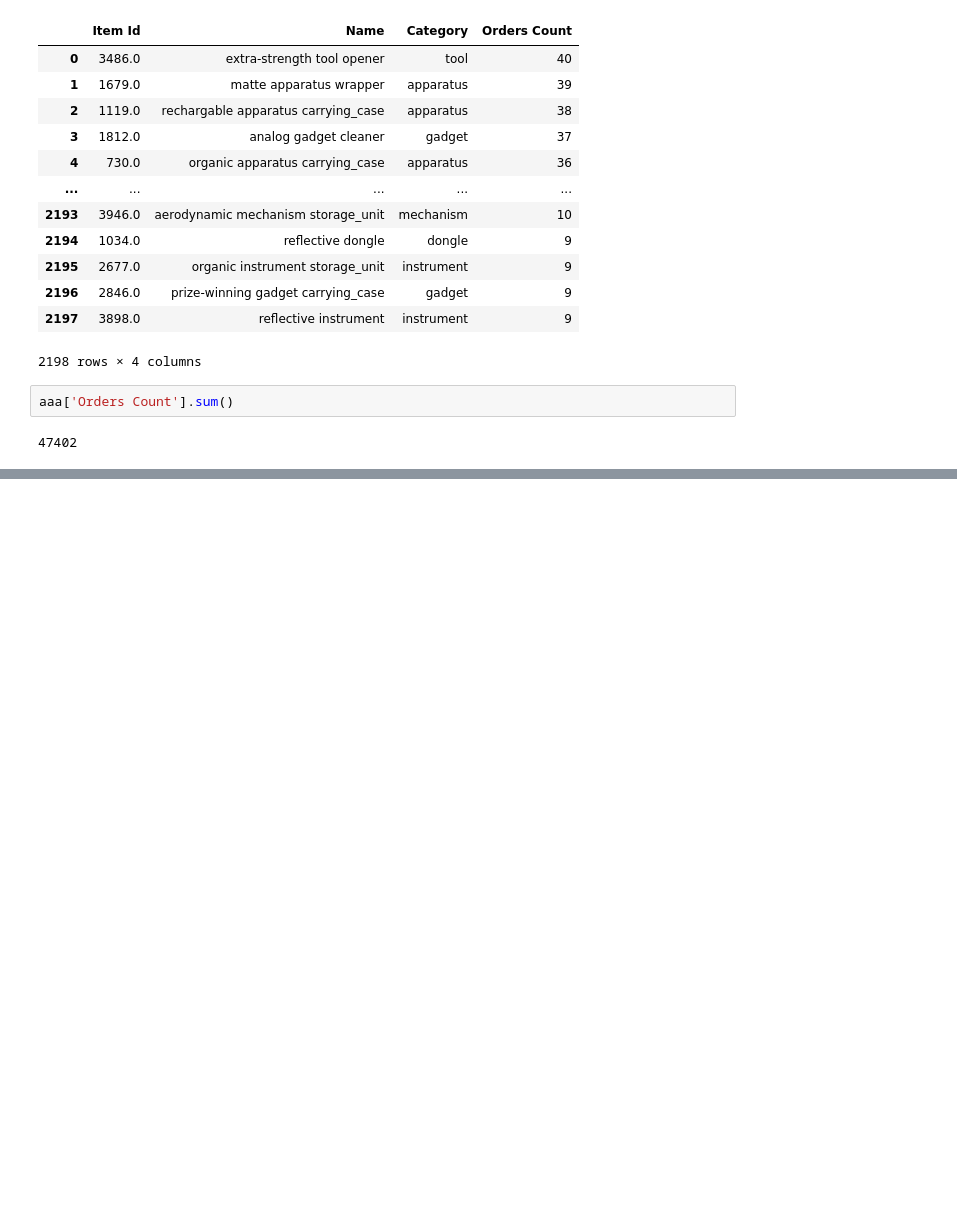
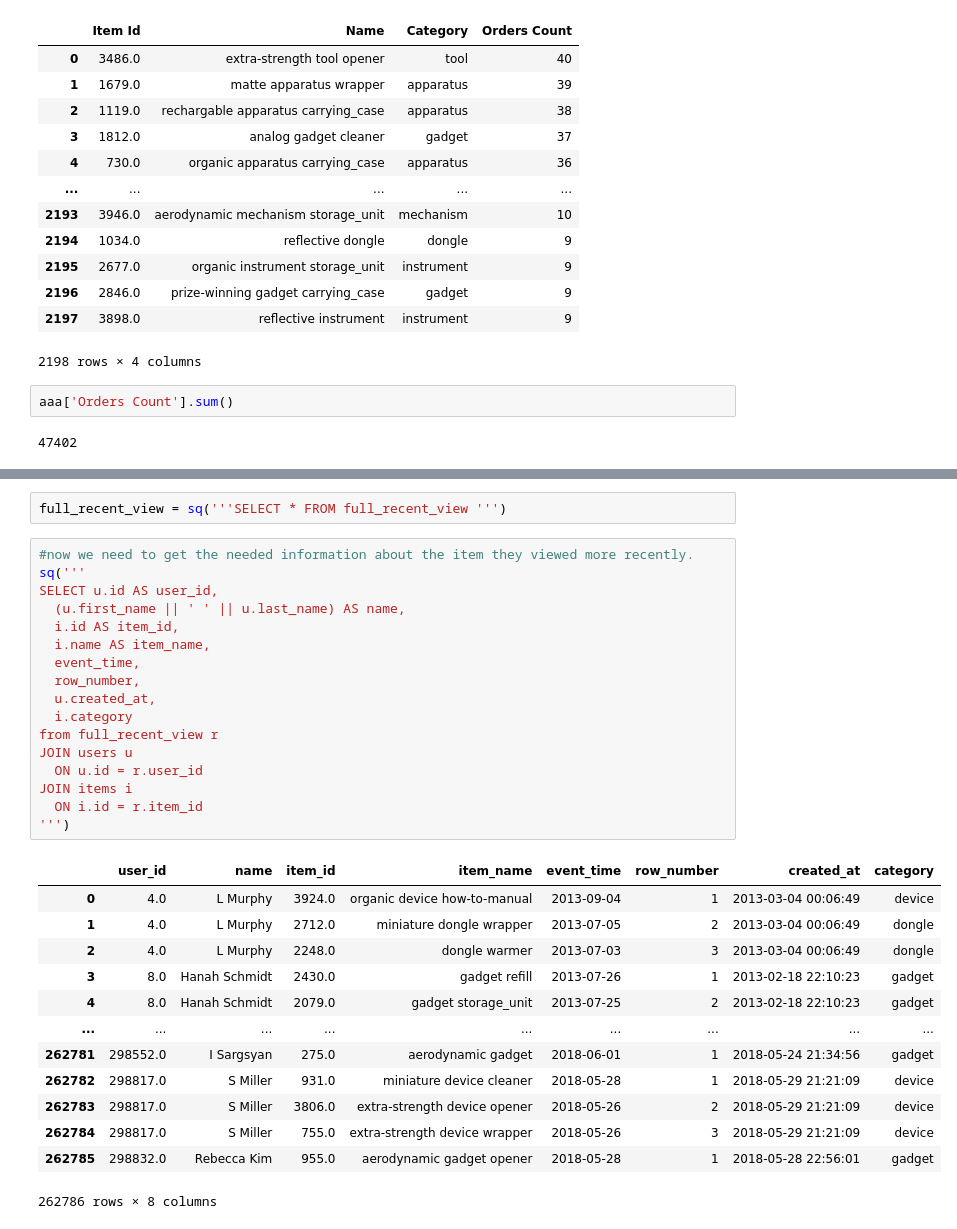
Before and after one commit to H8-Assignments-Bay/finpro-ftds-001-hck-ftds-001-hck-group-002, a Jupyter notebook: h8dsft_FPSG02.ipynb, the cells around one changed output, grey strips where cells are left out. Cells and saved outputs as stored; diff of their text form; blank space fills up the shorter version.

```diff
--- a/h8dsft_FPSG02.ipynb
+++ b/h8dsft_FPSG02.ipynb
@@ -925,0 +1042,33 @@ Column: parent_user_id - Unique Values: [    nan 165195. 192206. ... 217058. 195
+# %%
+full_recent_view = sq('''SELECT * FROM full_recent_view ''')
+# %%
+#now we need to get the needed information about the item they viewed more recently.
+sq('''
+SELECT u.id AS user_id,
+  (u.first_name || ' ' || u.last_name) AS name,
+  i.id AS item_id,
+  i.name AS item_name,
+  event_time,
+  row_number,
+  u.created_at,
+  i.category
+from full_recent_view r
+JOIN users u
+  ON u.id = r.user_id
+JOIN items i
+  ON i.id = r.item_id
+''')
+# %% [output]
+|  | user_id | name | item_id | item_name | event_time | row_number | created_at | category |
+| 0 | 4.0 | L Murphy | 3924.0 | organic device how-to-manual | 2013-09-04 | 1 | 2013-03-04 00:06:49 | device |
+| 1 | 4.0 | L Murphy | 2712.0 | miniature dongle wrapper | 2013-07-05 | 2 | 2013-03-04 00:06:49 | dongle |
+| 2 | 4.0 | L Murphy | 2248.0 | dongle warmer | 2013-07-03 | 3 | 2013-03-04 00:06:49 | dongle |
+| 3 | 8.0 | Hanah Schmidt | 2430.0 | gadget refill | 2013-07-26 | 1 | 2013-02-18 22:10:23 | gadget |
+| 4 | 8.0 | Hanah Schmidt | 2079.0 | gadget storage_unit | 2013-07-25 | 2 | 2013-02-18 22:10:23 | gadget |
+| ... | ... | ... | ... | ... | ... | ... | ... | ... |
+| 262781 | 298552.0 | I Sargsyan | 275.0 | aerodynamic gadget | 2018-06-01 | 1 | 2018-05-24 21:34:56 | gadget |
+| 262782 | 298817.0 | S Miller | 931.0 | miniature device cleaner | 2018-05-28 | 1 | 2018-05-29 21:21:09 | device |
+| 262783 | 298817.0 | S Miller | 3806.0 | extra-strength device opener | 2018-05-26 | 2 | 2018-05-29 21:21:09 | device |
+| 262784 | 298817.0 | S Miller | 755.0 | extra-strength device wrapper | 2018-05-26 | 3 | 2018-05-29 21:21:09 | device |
+| 262785 | 298832.0 | Rebecca Kim | 955.0 | aerodynamic gadget opener | 2018-05-28 | 1 | 2018-05-28 22:56:01 | gadget |
+262786 rows × 8 columns
```
Also changed, not shown: parts of 47 cells of this notebook.
